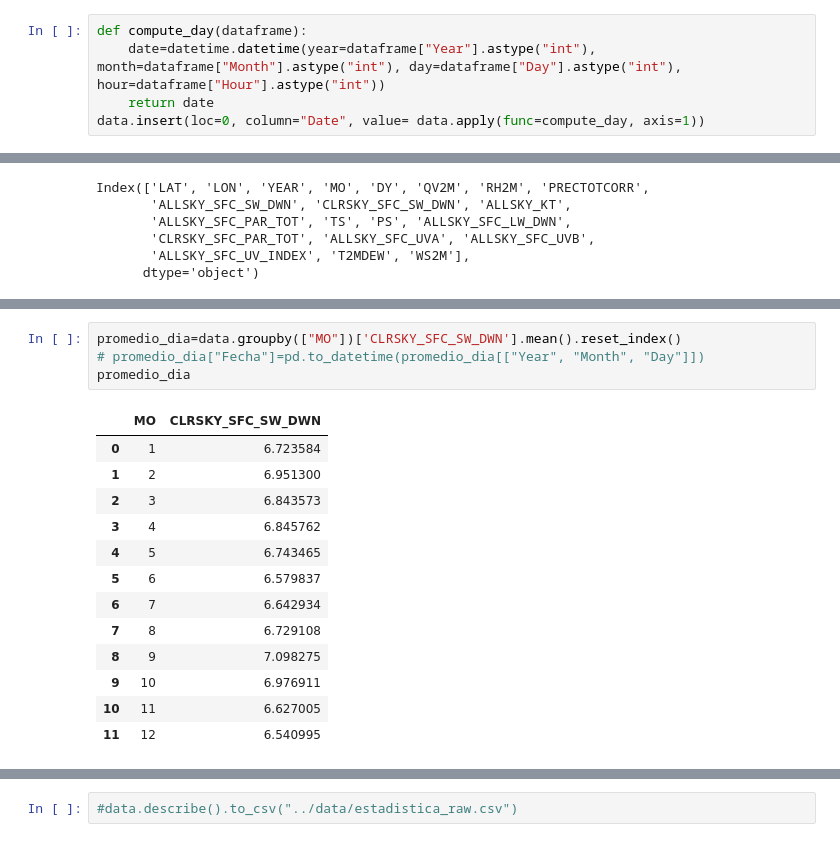
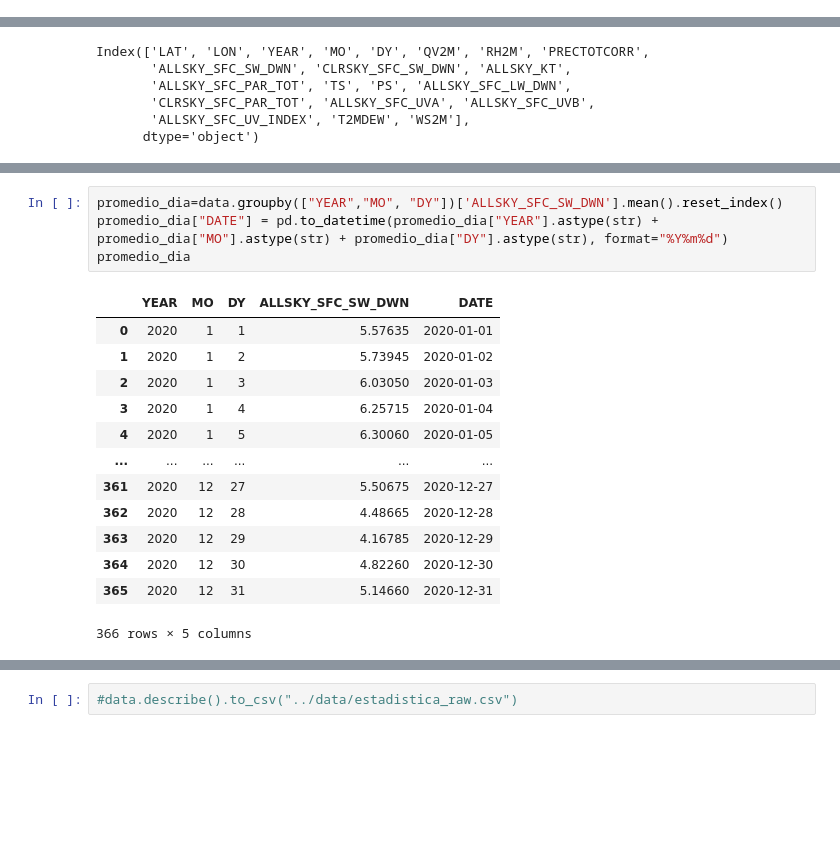
Before and after one commit to CarlosBaez11/Solar_data, a Jupyter notebook: scripts/data_analysis.ipynb, the cells around one changed output, grey strips where cells are left out. Saved outputs shown, nothing was run; the diff lists cells and outputs as text; blank space fills up the shorter version.

```diff
--- a/scripts/data_analysis.ipynb
+++ b/scripts/data_analysis.ipynb
@@ -20,8 +18,3 @@ data_2= pd.read_csv("../data/datos_marzo.csv")
 data_3= pd.read_csv("../data/datos_Junio.csv")
 data_4= pd.read_csv("../data/datos_Noviembre.csv")
 data=pd.concat([data_1, data_2, data_3, data_4], axis=0)
-# %%
-def compute_day(dataframe):
-    date=datetime.datetime(year=dataframe["Year"].astype("int"), month=dataframe["Month"].astype("int"), day=dataframe["Day"].astype("int"), hour=dataframe["Hour"].astype("int"))
-    return date
-data.insert(loc=0, column="Date", value= data.apply(func=compute_day, axis=1))
@@ -45,18 +30,18 @@ sns.scatterplot(data, x="MO", y='CLRSKY_SFC_SW_DWN', hue="YEAR", palette="infern
 # %%
-promedio_dia=data.groupby(["MO"])['CLRSKY_SFC_SW_DWN'].mean().reset_index()
-# promedio_dia["Fecha"]=pd.to_datetime(promedio_dia[["Year", "Month", "Day"]])
+promedio_dia=data.groupby(["YEAR","MO", "DY"])['ALLSKY_SFC_SW_DWN'].mean().reset_index()
+promedio_dia["DATE"] = pd.to_datetime(promedio_dia["YEAR"].astype(str) + promedio_dia["MO"].astype(str) + promedio_dia["DY"].astype(str), format="%Y%m%d")
 promedio_dia
 # %% [output]
-|  | MO | CLRSKY_SFC_SW_DWN |
-| 0 | 1 | 6.723584 |
-| 1 | 2 | 6.951300 |
-| 2 | 3 | 6.843573 |
-| 3 | 4 | 6.845762 |
-| 4 | 5 | 6.743465 |
-| 5 | 6 | 6.579837 |
-| 6 | 7 | 6.642934 |
-| 7 | 8 | 6.729108 |
-| 8 | 9 | 7.098275 |
-| 9 | 10 | 6.976911 |
-| 10 | 11 | 6.627005 |
-| 11 | 12 | 6.540995 |
+|  | YEAR | MO | DY | ALLSKY_SFC_SW_DWN | DATE |
+| 0 | 2020 | 1 | 1 | 5.57635 | 2020-01-01 |
+| 1 | 2020 | 1 | 2 | 5.73945 | 2020-01-02 |
+| 2 | 2020 | 1 | 3 | 6.03050 | 2020-01-03 |
+| 3 | 2020 | 1 | 4 | 6.25715 | 2020-01-04 |
+| 4 | 2020 | 1 | 5 | 6.30060 | 2020-01-05 |
+| ... | ... | ... | ... | ... | ... |
+| 361 | 2020 | 12 | 27 | 5.50675 | 2020-12-27 |
+| 362 | 2020 | 12 | 28 | 4.48665 | 2020-12-28 |
+| 363 | 2020 | 12 | 29 | 4.16785 | 2020-12-29 |
+| 364 | 2020 | 12 | 30 | 4.82260 | 2020-12-30 |
+| 365 | 2020 | 12 | 31 | 5.14660 | 2020-12-31 |
+366 rows × 5 columns
```
Also changed, not shown: parts of 23 cells of this notebook.
